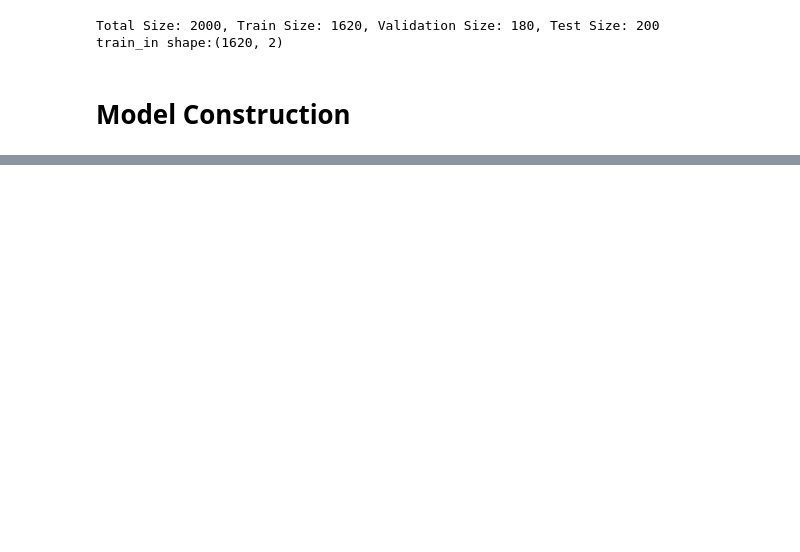
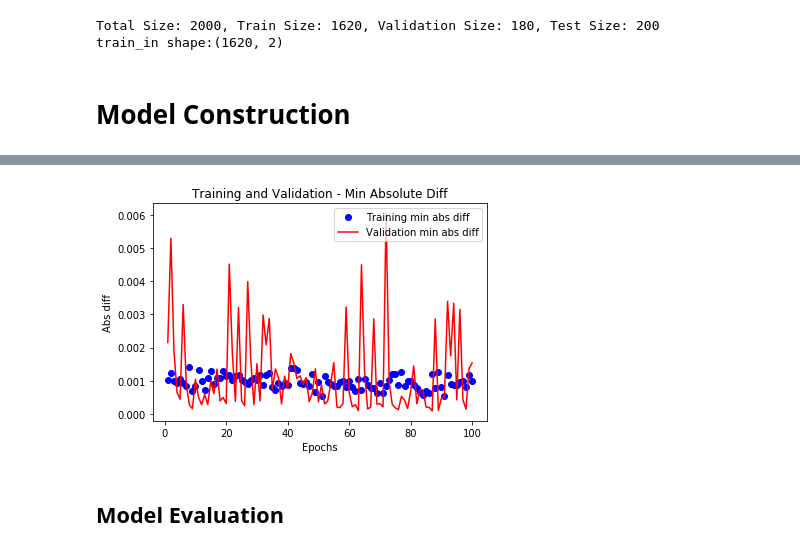
Before and after one commit to rickyzhang82/Function-Approximation-by-ML, a Jupyter notebook: Approximation-with-few-sample.ipynb, the cells around one changed output, grey strips where cells are left out. Cells and saved outputs as stored; diff of their text form; code cells hidden in the pictures; blank space fills up the shorter version.

```diff
--- a/Approximation-with-few-sample.ipynb
+++ b/Approximation-with-few-sample.ipynb
@@ -229,3 +242,17 @@ plt.show()
+# %%
+plt.clf()   # clear figure
+plt.plot(epochs, min_diff, 'bo', label='Training min abs diff')
+plt.plot(epochs, val_min_diff, 'r', label='Validation min abs diff')
+plt.title('Training and Validation - Min Absolute Diff')
+plt.xlabel('Epochs')
+plt.ylabel('Abs diff')
+plt.legend()
+
+plt.show()
+# %% [output]
+[figure, added]
+# %% [markdown]
+## Model Evaluation
 # %%
 # evaulate model with test data
 results = model.evaluate(test_in, test_out)
```
Also changed, not shown: parts of 13 cells of this notebook.
